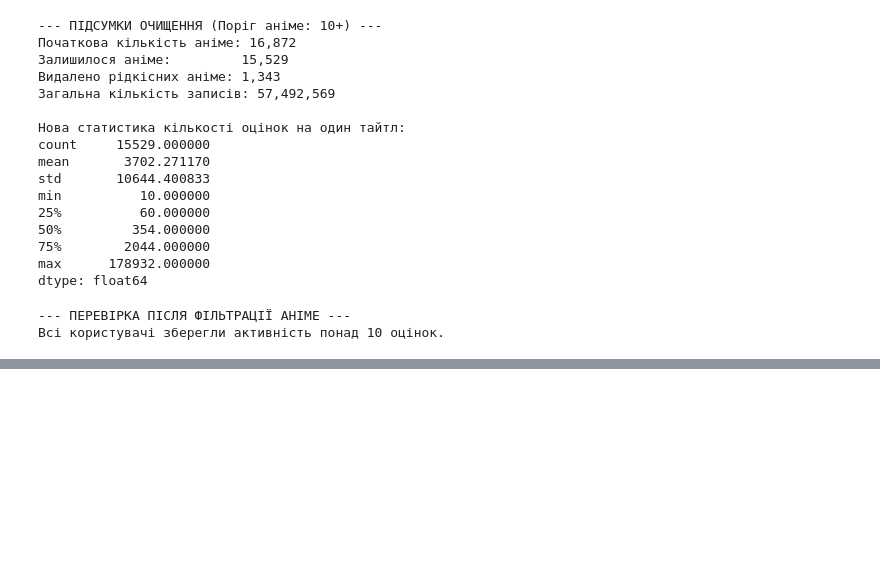
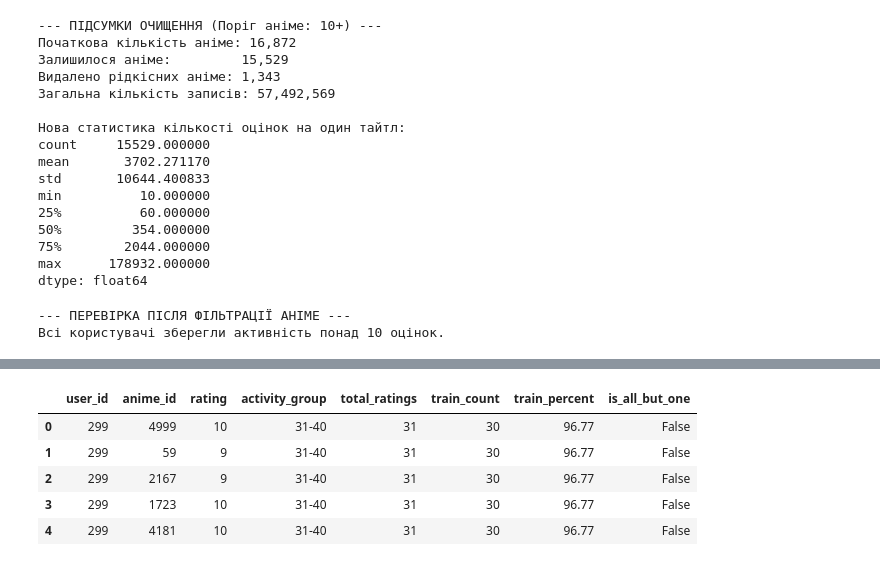
Before and after one commit to AntonBubnov/anime-rec-sys-evaluation, a Jupyter notebook: notebooks/02_user_preprocessing.ipynb, the cells around one changed output, grey strips where cells are left out. Cells and saved outputs as stored; diff of their text form; code cells hidden in the pictures; blank space fills up the shorter version.

```diff
--- a/notebooks/02_user_preprocessing.ipynb
+++ b/notebooks/02_user_preprocessing.ipynb
@@ -874,0 +1016,9 @@ memory usage: 7.5 MB
+# %%
+df_test_candidates.head(5)
+# %% [output]
+|  | user_id | anime_id | rating | activity_group | total_ratings | train_count | train_percent | is_all_but_one |
+| 0 | 299 | 4999 | 10 | 31-40 | 31 | 30 | 96.77 | False |
+| 1 | 299 | 59 | 9 | 31-40 | 31 | 30 | 96.77 | False |
+| 2 | 299 | 2167 | 9 | 31-40 | 31 | 30 | 96.77 | False |
+| 3 | 299 | 1723 | 10 | 31-40 | 31 | 30 | 96.77 | False |
+| 4 | 299 | 4181 | 10 | 31-40 | 31 | 30 | 96.77 | False |
```
Also changed, not shown: parts of 12 cells of this notebook.
